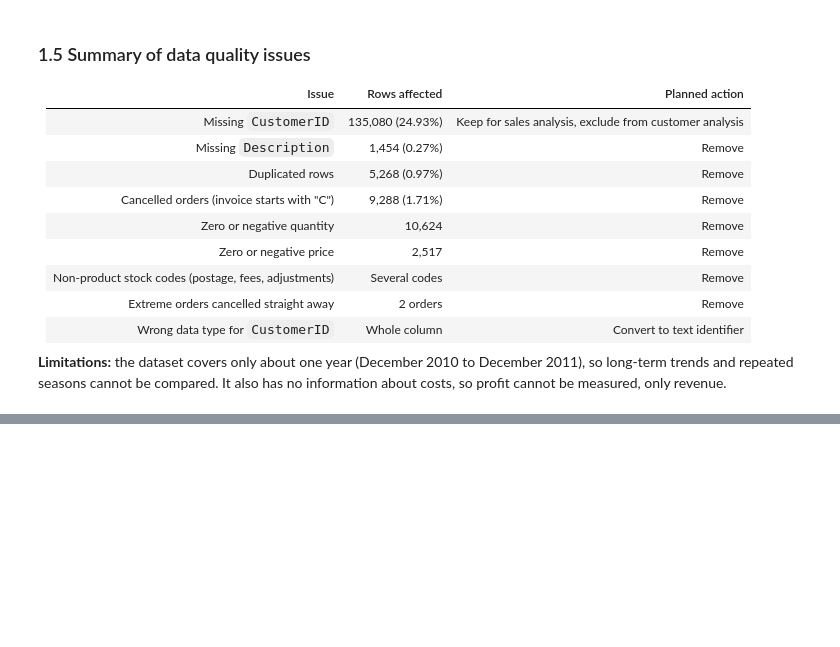
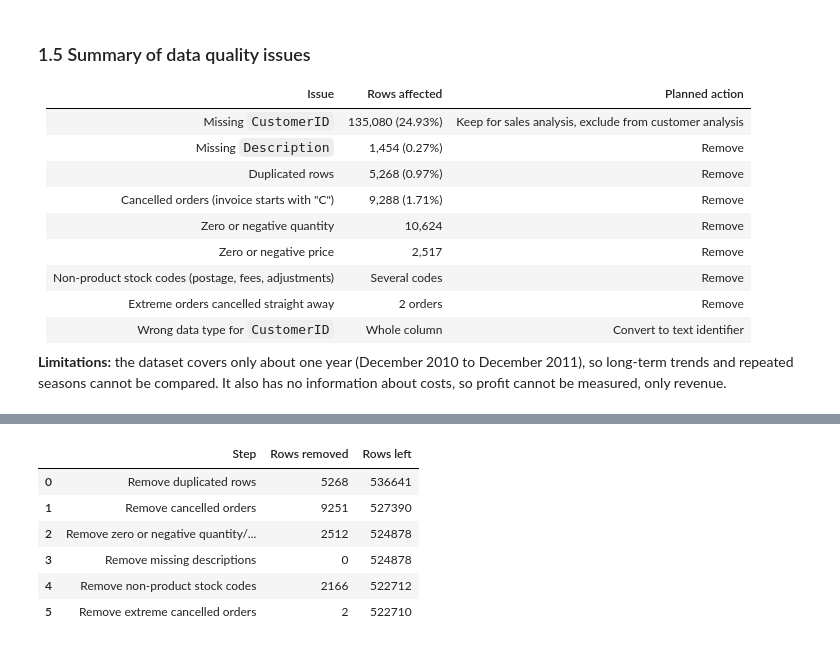
Before and after one commit to CarlosAccioly/ca2-online-retail-dataviz, a Jupyter notebook: CA2_DataVis_2023319.ipynb, the cells around one changed output, grey strips where cells are left out. Cells and saved outputs as stored; diff of their text form; code cells hidden in the pictures; blank space fills up the shorter version.

```diff
--- a/CA2_DataVis_2023319.ipynb
+++ b/CA2_DataVis_2023319.ipynb
@@ -206,0 +236,42 @@ Smallest quantities:
+# %%
+# 1. Duplicated rows
+before = len(df)
+df = df.drop_duplicates()
+log_step("Remove duplicated rows", before)
+
+# 2. Cancelled orders
+before = len(df)
+df = df[~df["InvoiceNo"].astype(str).str.startswith("C")]
+log_step("Remove cancelled orders", before)
+
+# 3. Zero or negative quantity and price
+before = len(df)
+df = df[(df["Quantity"] > 0) & (df["UnitPrice"] > 0)]
+log_step("Remove zero or negative quantity/price", before)
+
+# 4. Missing description
+before = len(df)
+df = df.dropna(subset=["Description"])
+log_step("Remove missing descriptions", before)
+
+# 5. Non-product stock codes (keep real products with no digits)
+before = len(df)
+real_products = ["DCGSSGIRL", "DCGSSBOY", "PADS"]
+stock = df["StockCode"].astype(str)
+df = df[stock.str.contains(r"\d") | stock.isin(real_products)]
+log_step("Remove non-product stock codes", before)
+
+# 6. Extreme orders that were cancelled straight away
+before = len(df)
+df = df[~df["InvoiceNo"].astype(str).isin(["581483", "541431"])]
+log_step("Remove extreme cancelled orders", before)
+
+pd.DataFrame(cleaning_log)
+# %% [output]
+|  | Step | Rows removed | Rows left |
+| 0 | Remove duplicated rows | 5268 | 536641 |
+| 1 | Remove cancelled orders | 9251 | 527390 |
+| 2 | Remove zero or negative quantity/... | 2512 | 524878 |
+| 3 | Remove missing descriptions | 0 | 524878 |
+| 4 | Remove non-product stock codes | 2166 | 522712 |
+| 5 | Remove extreme cancelled orders | 2 | 522710 |
```
Also changed, not shown: parts of 9 cells of this notebook.
